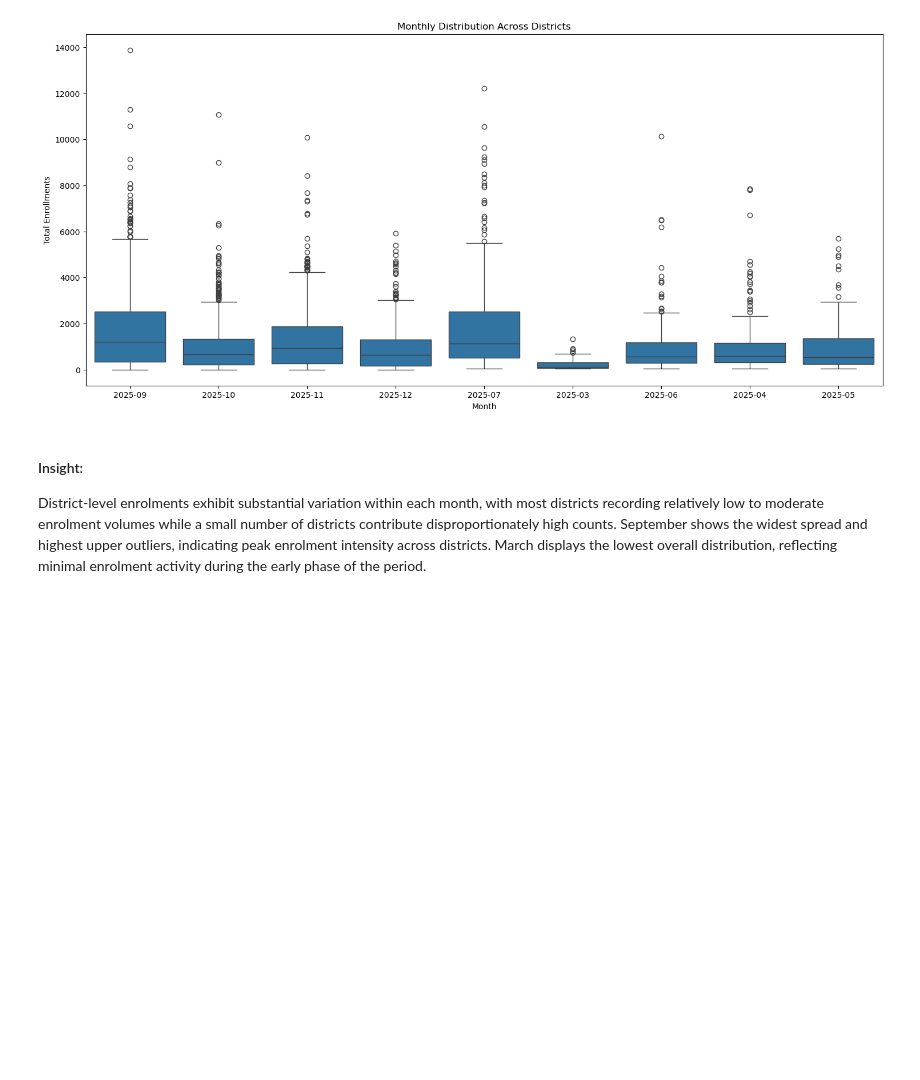
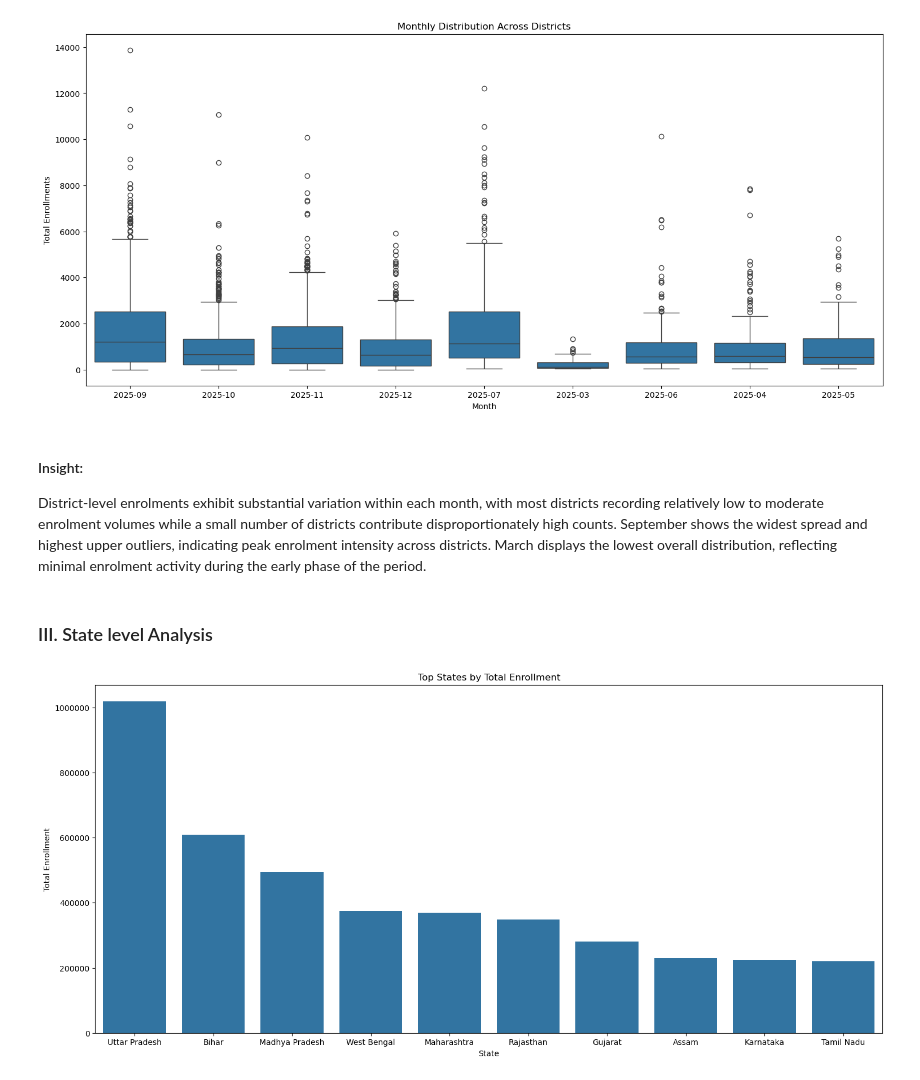
Before and after one commit to bitanpatra/Aadhar-Enrollment-Analysis, a Jupyter notebook: Notebook & Raw Data/Aadhar enrollment Analysis.ipynb, the cells around one changed output. Drawn from its saved outputs; the diff is of its cells as text; code cells hidden in the pictures; blank space fills up the shorter version.

Commit message:
finished univariate analysis

```diff
--- a/Notebook & Raw Data/Aadhar enrollment Analysis.ipynb
+++ b/Notebook & Raw Data/Aadhar enrollment Analysis.ipynb
@@ -589,3 +589,10 @@ state_month
 | 264 | West Bengal | 2025-11 | 79236 | 61020 | 17967 | 249 |
 | 265 | West Bengal | 2025-12 | 48769 | 35858 | 9321 | 3590 |
 266 rows × 6 columns
+# %%
+state_total = (
+    state_month
+    .groupby(['state'], as_index=False)['total_enrollments']
+    .sum()
+)
+state_total
@@ -591,0 +617,7 @@ state_month
+# %%
+top_10_state = (
+    state_total
+    .sort_values(by='total_enrollments', ascending=False)
+    .head(10)
+)
+top_10_state
@@ -657,3 +702,15 @@ plt.show()
 # %% [markdown]
 #### Insight:
 District-level enrolments exhibit substantial variation within each month, with most districts recording relatively low to moderate enrolment volumes while a small number of districts contribute disproportionately high counts. September shows the widest spread and highest upper outliers, indicating peak enrolment intensity across districts. March displays the lowest overall distribution, reflecting minimal enrolment activity during the early phase of the period.
+# %% [markdown]
+### III. State level Analysis
+# %%
+plt.figure(figsize=(18,8))
+sns.barplot(data=top_10_state,x='state',y='total_enrollments')
+plt.title('Top States by Total Enrollment')
+plt.xlabel('State')
+plt.ylabel('Total Enrollment')
+plt.ticklabel_format(style='plain', axis='y')
+plt.show()
+# %% [output]
+[figure, added]
```
Also changed, not shown: parts of 11 cells of this notebook.
